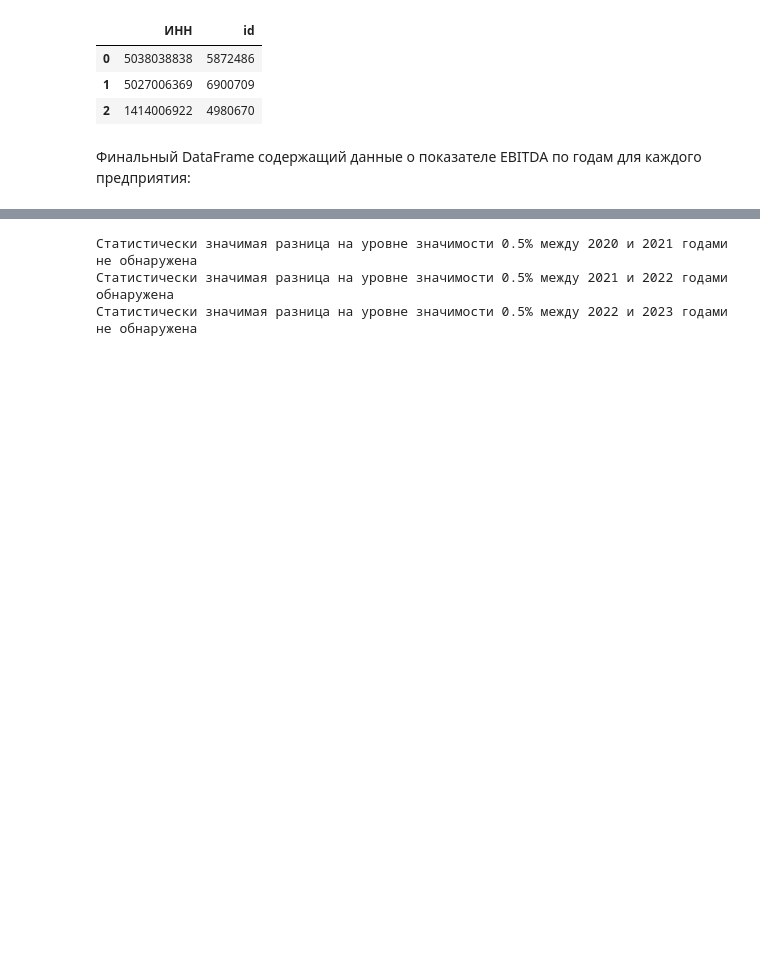
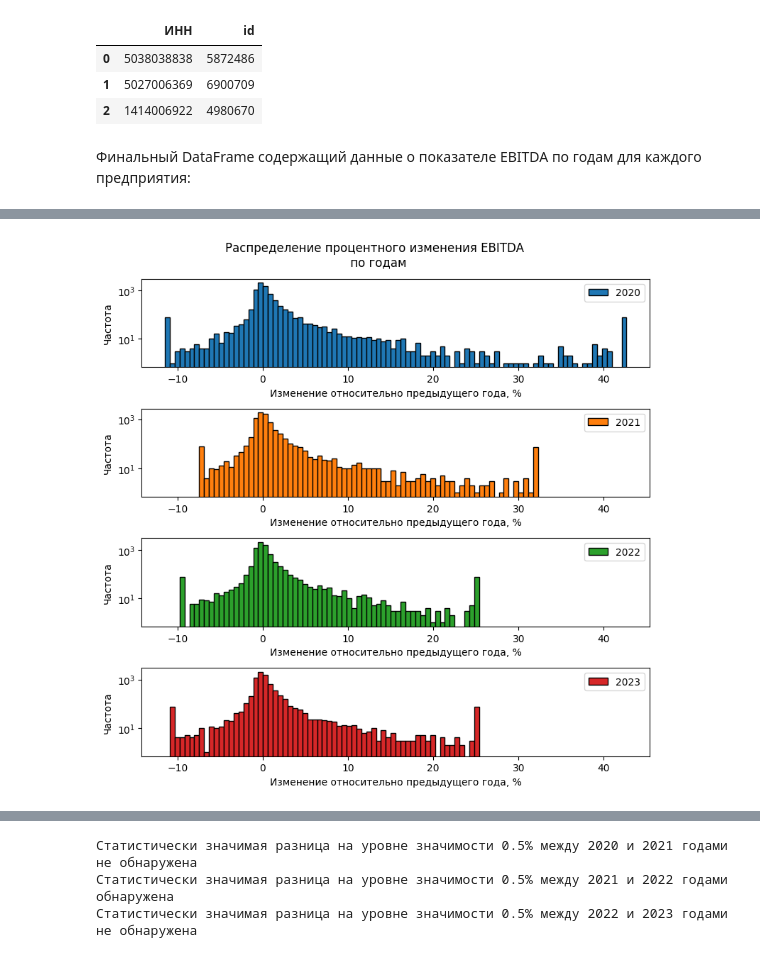
Before and after one commit to aleks-haksly/Postypashka, a Jupyter notebook: DA/02 HW_lab/HW_2.ipynb, the cells around one changed output, grey strips where cells are left out. Drawn from its saved outputs; the diff is of its cells as text; code cells hidden in the pictures; blank space fills up the shorter version.

```diff
--- a/DA/02 HW_lab/HW_2.ipynb
+++ b/DA/02 HW_lab/HW_2.ipynb
@@ -253,4 +256,23 @@ def replace_extreme_quantiles(col):
     # Replace values less than the 0.01 quantile with the 0.01 quantile value
     # Replace values greater than the 0.99 quantile with the 0.99 quantile value
     return col.apply(lambda x: quantile_01 if x < quantile_01 else (quantile_99 if x > quantile_99 else x))
+# %%
+#subset=['2021',	'2022',	'2023']
+data[['2019',	'2020',	'2021',	'2022',	'2023']].dropna()\
+                                              .pct_change(axis=1)\
+                                              .replace([np.inf, -np.inf], np.nan)[['2020', '2021',	'2022',	'2023']]\
+                                              .apply(replace_extreme_quantiles, axis=0)\
+                                              .plot(kind='hist',\
+                                                    subplots=True,\
+                                                    bins=int(data.shape[0]**.5),\
+                                                    figsize=(8, 8),\
+                                                    log=True,\
+                                                    sharex=False,\
+                                                    edgecolor='black',
+                                                    title="Распределение процентного изменения EBITDA \n по годам",
+                                                    ylabel="Частота",\
+                                                    xlabel="Изменение относительно предыдущего года, %");
+plt.tight_layout();
+# %% [output]
+[figure, added]
 # %%
```
Also changed, not shown: parts of 8 cells of this notebook.
